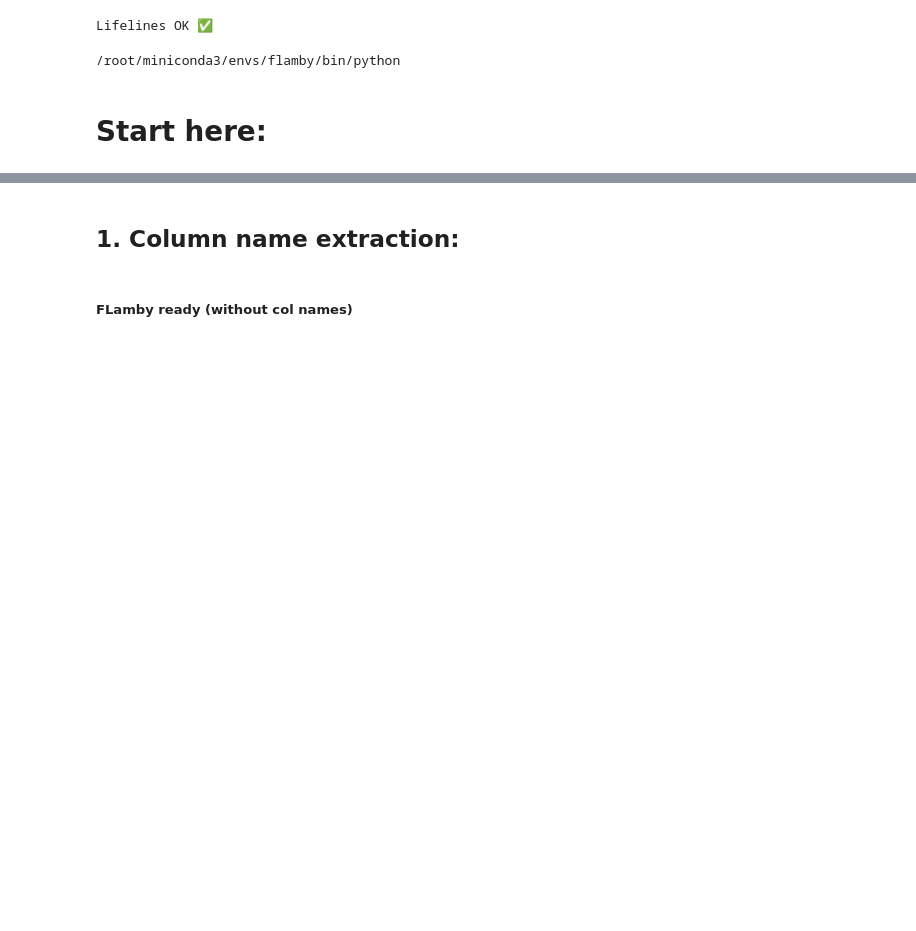
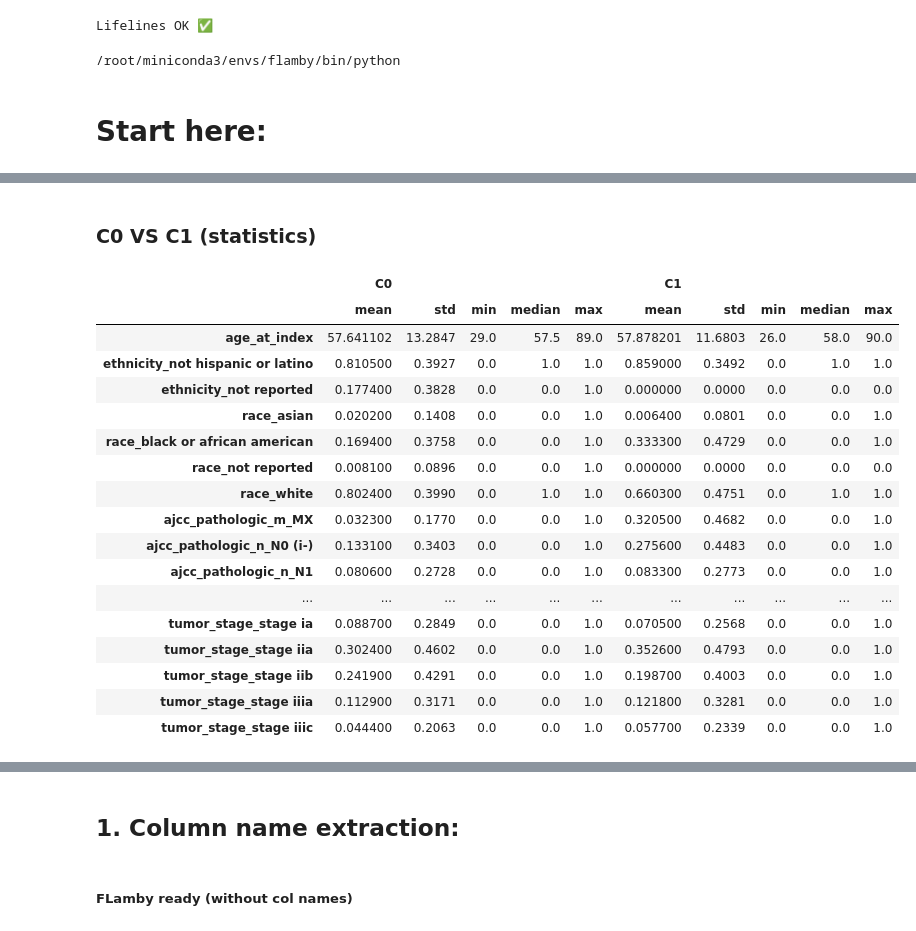
Before and after one commit to nataliamorenob/Survival-Models-in-Federated-Healthcare-Settings, a Jupyter notebook: DataExploration/dataset_exploration.ipynb, the cells around one changed output, grey strips where cells are left out. Saved outputs shown, nothing was run; the diff lists cells and outputs as text; code cells hidden in the pictures; blank space fills up the shorter version.

```diff
--- a/DataExploration/dataset_exploration.ipynb
+++ b/DataExploration/dataset_exploration.ipynb
@@ -33,2 +42,69 @@ Lifelines OK ✅
 # %%
 from flamby.datasets.fed_tcga_brca import FedTcgaBrca
+# %% [markdown]
+### C0 VS C1 (statistics)
+# %%
+import os
+import pandas as pd
+from flamby.datasets.fed_tcga_brca import FedTcgaBrca
+
+def center_to_df(center_id):
+    ds = FedTcgaBrca(center=center_id, train=True)
+    X_list, y_list = [], []
+    for X, y in ds:
+        X_list.append(X.numpy())
+        y_list.append(y.numpy())
+    df_X = pd.DataFrame(X_list)
+    df_y = pd.DataFrame(y_list, columns=["event", "time"])
+
+    # Try to use human-readable feature names from brca.csv
+    try:
+        csv_path = os.path.join(
+            os.path.dirname(__import__('flamby').__file__),
+            "datasets/fed_tcga_brca/brca.csv"
+        )
+        df_full = pd.read_csv(csv_path)
+        feature_names = df_full.columns[1:40].tolist()
+        df_X.columns = feature_names
+    except Exception:
+        df_X.columns = [f"feature_{i}" for i in range(df_X.shape[1])]
+
+    return pd.concat([df_X, df_y], axis=1)
+
+# Build dataframes for Center 0 and Center 1 (train split)
+df_c0 = center_to_df(0)
+df_c1 = center_to_df(1)
+
+# Feature-only stats (exclude event/time)
+feature_cols = [c for c in df_c0.columns if c not in ["event", "time"]]
+
+def stats_table(df):
+    stats = df[feature_cols].agg(["mean", "std", "min", "median", "max"]).T
+    stats = stats.round(4)
+    return stats
+
+stats_c0 = stats_table(df_c0)
+stats_c1 = stats_table(df_c1)
+
+# Combine for side-by-side comparison
+comparison = pd.concat({"C0": stats_c0, "C1": stats_c1}, axis=1)
+comparison
+# %% [output]
+|  | C0 |  |  |  |  | C1 |  |  |  |  |
+|  | mean | std | min | median | max | mean | std | min | median | max |
+| age_at_index | 57.641102 | 13.2847 | 29.0 | 57.5 | 89.0 | 57.878201 | 11.6803 | 26.0 | 58.0 | 90.0 |
+| ethnicity_not hispanic or latino | 0.810500 | 0.3927 | 0.0 | 1.0 | 1.0 | 0.859000 | 0.3492 | 0.0 | 1.0 | 1.0 |
+| ethnicity_not reported | 0.177400 | 0.3828 | 0.0 | 0.0 | 1.0 | 0.000000 | 0.0000 | 0.0 | 0.0 | 0.0 |
+| race_asian | 0.020200 | 0.1408 | 0.0 | 0.0 | 1.0 | 0.006400 | 0.0801 | 0.0 | 0.0 | 1.0 |
+| race_black or african american | 0.169400 | 0.3758 | 0.0 | 0.0 | 1.0 | 0.333300 | 0.4729 | 0.0 | 0.0 | 1.0 |
+| race_not reported | 0.008100 | 0.0896 | 0.0 | 0.0 | 1.0 | 0.000000 | 0.0000 | 0.0 | 0.0 | 0.0 |
+| race_white | 0.802400 | 0.3990 | 0.0 | 1.0 | 1.0 | 0.660300 | 0.4751 | 0.0 | 1.0 | 1.0 |
+| ajcc_pathologic_m_MX | 0.032300 | 0.1770 | 0.0 | 0.0 | 1.0 | 0.320500 | 0.4682 | 0.0 | 0.0 | 1.0 |
+| ajcc_pathologic_n_N0 (i-) | 0.133100 | 0.3403 | 0.0 | 0.0 | 1.0 | 0.275600 | 0.4483 | 0.0 | 0.0 | 1.0 |
+| ajcc_pathologic_n_N1 | 0.080600 | 0.2728 | 0.0 | 0.0 | 1.0 | 0.083300 | 0.2773 | 0.0 | 0.0 | 1.0 |
+| ... | ... | ... | ... | ... | ... | ... | ... | ... | ... | ... |
+| tumor_stage_stage ia | 0.088700 | 0.2849 | 0.0 | 0.0 | 1.0 | 0.070500 | 0.2568 | 0.0 | 0.0 | 1.0 |
+| tumor_stage_stage iia | 0.302400 | 0.4602 | 0.0 | 0.0 | 1.0 | 0.352600 | 0.4793 | 0.0 | 0.0 | 1.0 |
+| tumor_stage_stage iib | 0.241900 | 0.4291 | 0.0 | 0.0 | 1.0 | 0.198700 | 0.4003 | 0.0 | 0.0 | 1.0 |
+| tumor_stage_stage iiia | 0.112900 | 0.3171 | 0.0 | 0.0 | 1.0 | 0.121800 | 0.3281 | 0.0 | 0.0 | 1.0 |
+| tumor_stage_stage iiic | 0.044400 | 0.2063 | 0.0 | 0.0 | 1.0 | 0.057700 | 0.2339 | 0.0 | 0.0 | 1.0 |
```
Also changed, not shown: parts of 9 cells of this notebook, 4 other files.
